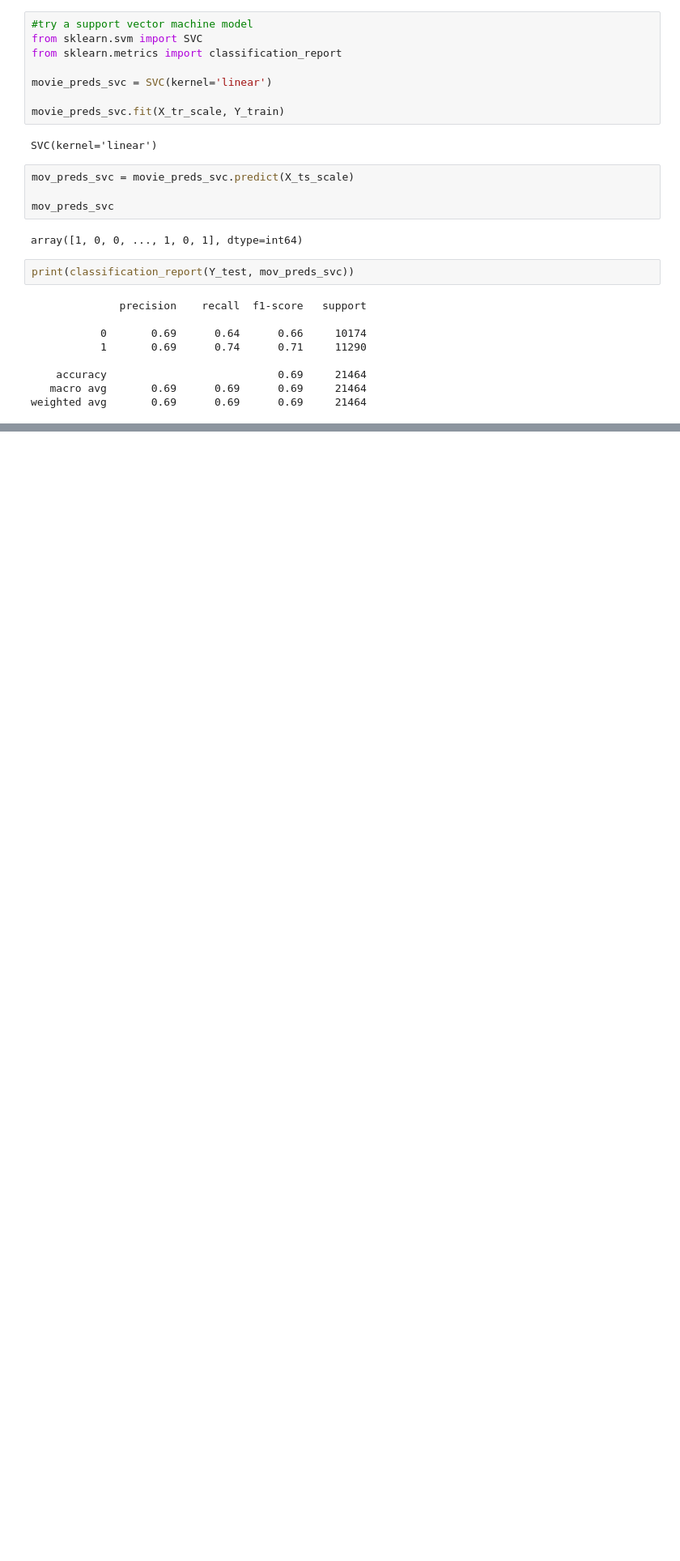
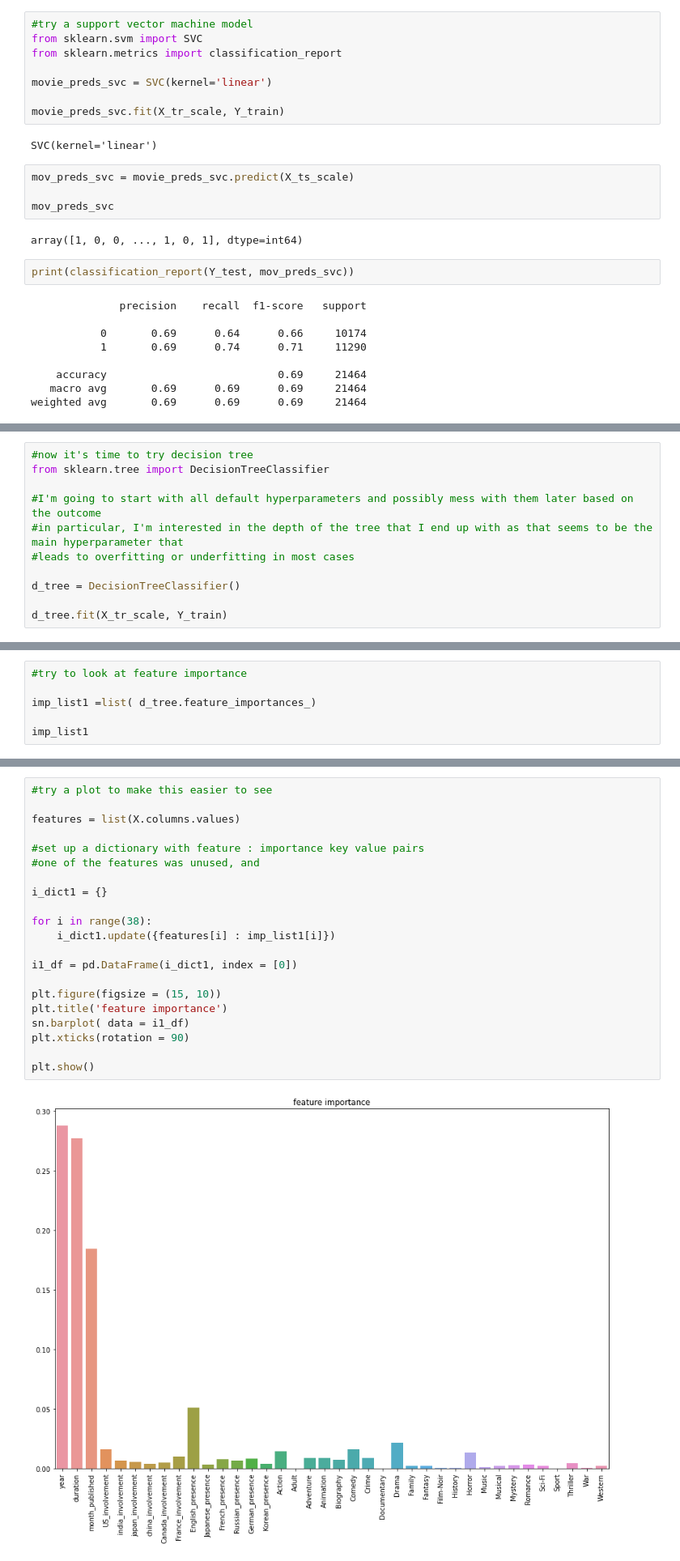
Before and after one commit to gspahlin/Movie_metric_predictor, a Jupyter notebook: Movie_predictor_ML_1.ipynb, the cells around one changed output, grey strips where cells are left out. Shown at 81% size. Cells and saved outputs as stored; diff of their text form; blank space fills up the shorter version.

Commit message:
Added a decision tree model, similar accuracy to SVM

```diff
--- a/Movie_predictor_ML_1.ipynb
+++ b/Movie_predictor_ML_1.ipynb
@@ -100,0 +104,11 @@ weighted avg       0.69      0.69      0.69     21464
+# %%
+#now it's time to try decision tree
+from sklearn.tree import DecisionTreeClassifier
+
+#I'm going to start with all default hyperparameters and possibly mess with them later based on the outcome
+#in particular, I'm interested in the depth of the tree that I end up with as that seems to be the main hyperparameter that
+#leads to overfitting or underfitting in most cases
+
+d_tree = DecisionTreeClassifier()
+
+d_tree.fit(X_tr_scale, Y_train)
@@ -100,0 +130,6 @@ weighted avg       0.69      0.69      0.69     21464
+# %%
+#try to look at feature importance
+
+imp_list1 =list( d_tree.feature_importances_)
+
+imp_list1
@@ -100,0 +154,23 @@ weighted avg       0.69      0.69      0.69     21464
+# %%
+#try a plot to make this easier to see
+
+features = list(X.columns.values)
+
+#set up a dictionary with feature : importance key value pairs
+#one of the features was unused, and
+
+i_dict1 = {}
+
+for i in range(38):
+    i_dict1.update({features[i] : imp_list1[i]})
+
+i1_df = pd.DataFrame(i_dict1, index = [0])
+
+plt.figure(figsize = (15, 10))
+plt.title('feature importance')
+sn.barplot( data = i1_df)
+plt.xticks(rotation = 90)
+
+plt.show()
+# %% [output]
+[figure, added]
```
Also changed, not shown: parts of 13 cells of this notebook.
